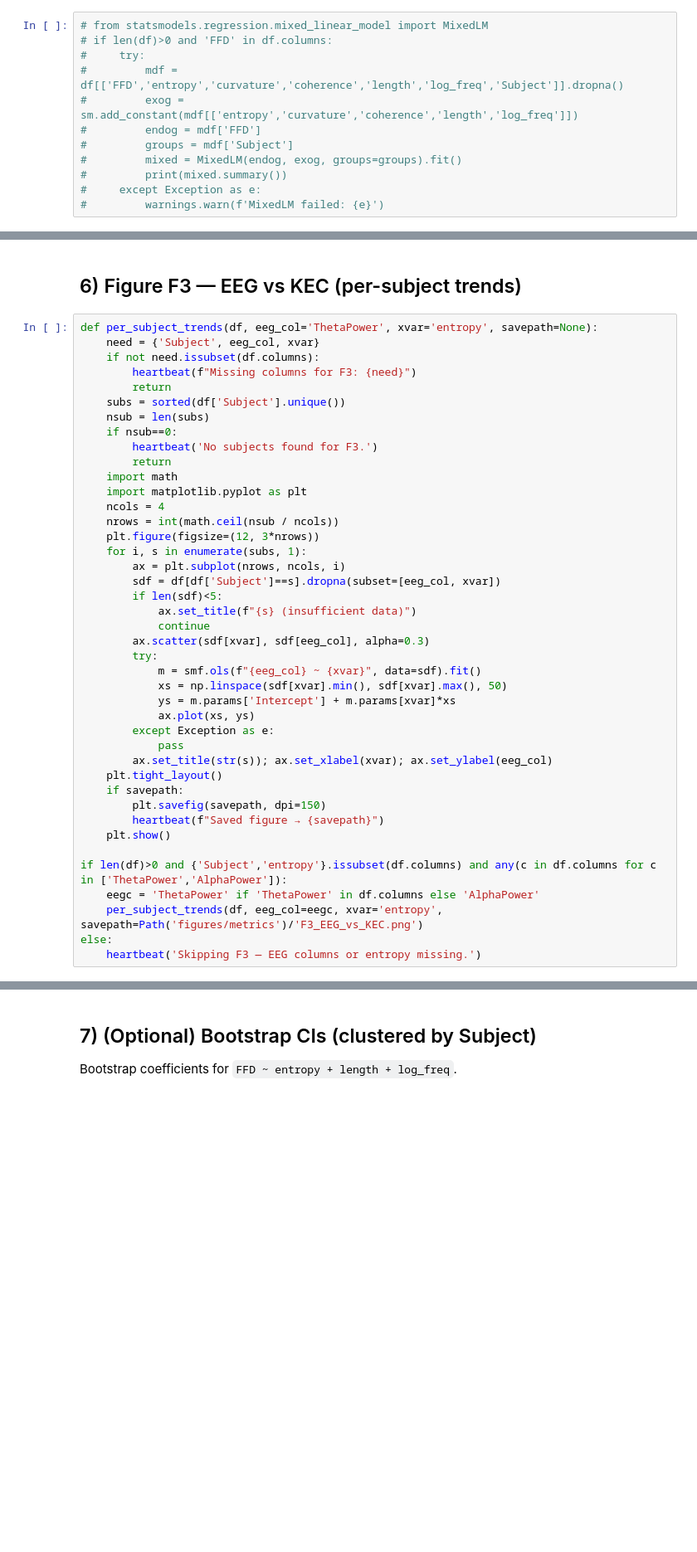
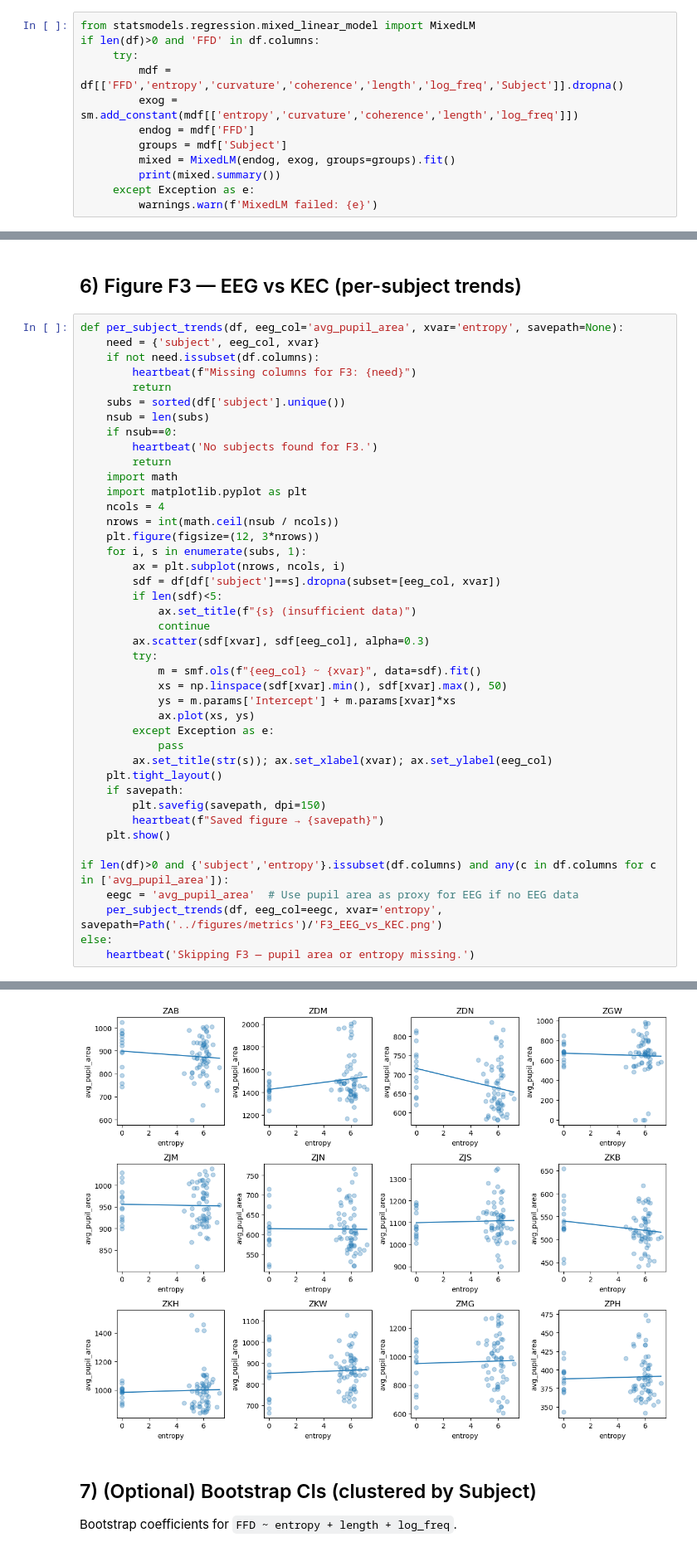
Before and after one commit to agourakis82/pcs-meta-repo, a Jupyter notebook: notebooks/04_zuco_models.ipynb, the cells around one changed output, grey strips where cells are left out. Shown at 83% size. Cells and saved outputs as stored; diff of their text form; blank space fills up the shorter version.

```diff
--- a/notebooks/04_zuco_models.ipynb
+++ b/notebooks/04_zuco_models.ipynb
@@ -134,17 +158,17 @@ else:
 ## 4) (Optional) Mixed-Effects Models
 Use MixedLM for random intercepts by Subject (and optionally SentenceID) if needed. (Placeholder — disabled by default).
 # %%
-# from statsmodels.regression.mixed_linear_model import MixedLM
-# if len(df)>0 and 'FFD' in df.columns:
-#     try:
-#         mdf = df[['FFD','entropy','curvature','coherence','length','log_freq','Subject']].dropna()
-#         exog = sm.add_constant(mdf[['entropy','curvature','coherence','length','log_freq']])
-#         endog = mdf['FFD']
-#         groups = mdf['Subject']
-#         mixed = MixedLM(endog, exog, groups=groups).fit()
-#         print(mixed.summary())
-#     except Exception as e:
-#         warnings.warn(f'MixedLM failed: {e}')
+from statsmodels.regression.mixed_linear_model import MixedLM
+if len(df)>0 and 'FFD' in df.columns:
+     try:
+         mdf = df[['FFD','entropy','curvature','coherence','length','log_freq','Subject']].dropna()
+         exog = sm.add_constant(mdf[['entropy','curvature','coherence','length','log_freq']])
+         endog = mdf['FFD']
+         groups = mdf['Subject']
+         mixed = MixedLM(endog, exog, groups=groups).fit()
+         print(mixed.summary())
+     except Exception as e:
+         warnings.warn(f'MixedLM failed: {e}')
 # %% [markdown]
 ## 5) Figure F2 — Reading Cost vs KEC (partial effect)
 Plot predicted relationship holding covariates constant (median).
@@ -184,12 +211,12 @@ else:
 # %% [markdown]
 ## 6) Figure F3 — EEG vs KEC (per-subject trends)
 # %%
-def per_subject_trends(df, eeg_col='ThetaPower', xvar='entropy', savepath=None):
-    need = {'Subject', eeg_col, xvar}
+def per_subject_trends(df, eeg_col='avg_pupil_area', xvar='entropy', savepath=None):
+    need = {'subject', eeg_col, xvar}
     if not need.issubset(df.columns):
         heartbeat(f"Missing columns for F3: {need}")
         return
-    subs = sorted(df['Subject'].unique())
+    subs = sorted(df['subject'].unique())
     nsub = len(subs)
     if nsub==0:
         heartbeat('No subjects found for F3.')
@@ -201,7 +228,7 @@ def per_subject_trends(df, eeg_col='ThetaPower', xvar='entropy', savepath=None):
     plt.figure(figsize=(12, 3*nrows))
     for i, s in enumerate(subs, 1):
         ax = plt.subplot(nrows, ncols, i)
-        sdf = df[df['Subject']==s].dropna(subset=[eeg_col, xvar])
+        sdf = df[df['subject']==s].dropna(subset=[eeg_col, xvar])
         if len(sdf)<5:
             ax.set_title(f"{s} (insufficient data)")
             continue
@@ -220,8 +247,9 @@ def per_subject_trends(df, eeg_col='ThetaPower', xvar='entropy', savepath=None):
         heartbeat(f"Saved figure → {savepath}")
     plt.show()
 
-if len(df)>0 and {'Subject','entropy'}.issubset(df.columns) and any(c in df.columns for c in ['ThetaPower','AlphaPower']):
-    eegc = 'ThetaPower' if 'ThetaPower' in df.columns else 'AlphaPower'
-    per_subject_trends(df, eeg_col=eegc, xvar='entropy', savepath=Path('figures/metrics')/'F3_EEG_vs_KEC.png')
+if len(df)>0 and {'subject','entropy'}.issubset(df.columns) and any(c in df.columns for c in ['avg_pupil_area']):
+    eegc = 'avg_pupil_area'  # Use pupil area as proxy for EEG if no EEG data
+    per_subject_trends(df, eeg_col=eegc, xvar='entropy', savepath=Path('../figures/metrics')/'F3_EEG_vs_KEC.png')
 else:
-    heartbeat('Skipping F3 — EEG columns or entropy missing.')
+    heartbeat('Skipping F3 — pupil area or entropy missing.')
+# %% [output]
@@ -228,3 +257,4 @@ else:
+[figure, added]
 # %% [markdown]
 ## 7) (Optional) Bootstrap CIs (clustered by Subject)
 Bootstrap coefficients for `FFD ~ entropy + length + log_freq`.
```
Also changed, not shown: parts of 8 cells of this notebook, 25 other files.
